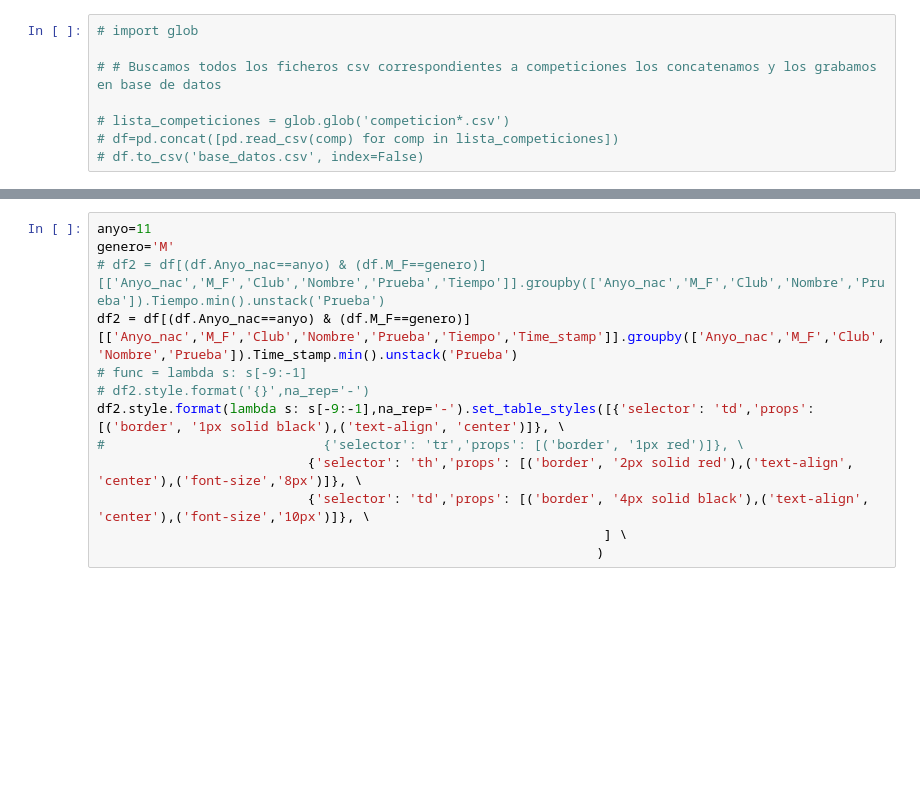
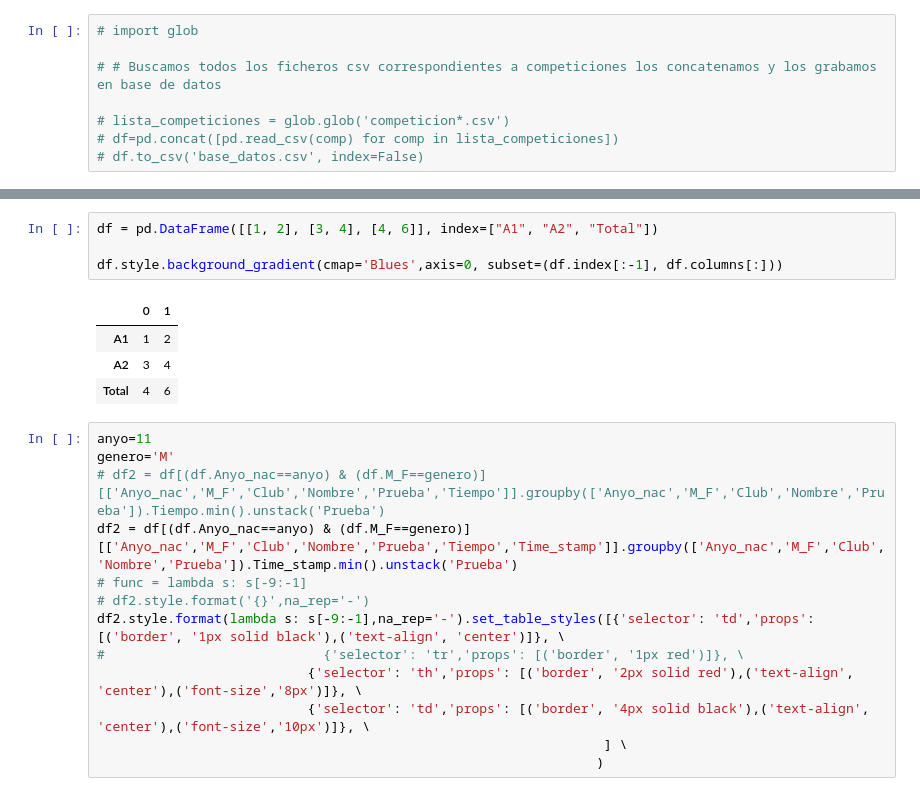
Before and after one commit to crdguez/dashboard_natacion, a Jupyter notebook: importar_datos/Explotar resultados.ipynb, the cells around one changed output, grey strips where cells are left out. Saved outputs shown, nothing was run; the diff lists cells and outputs as text; blank space fills up the shorter version.

```diff
--- a/importar_datos/Explotar resultados.ipynb
+++ b/importar_datos/Explotar resultados.ipynb
@@ -39,3 +99,12 @@ df1.style.set_table_styles([{'selector': 'td','props': [('border', '1px solid bl
+# %%
+df = pd.DataFrame([[1, 2], [3, 4], [4, 6]], index=["A1", "A2", "Total"])
+
+df.style.background_gradient(cmap='Blues',axis=0, subset=(df.index[:-1], df.columns[:]))
+# %% [output]
+|  | 0 | 1 |
+| A1 | 1 | 2 |
+| A2 | 3 | 4 |
+| Total | 4 | 6 |
 # %%
 anyo=11
 genero='M'
```
Also changed, not shown: parts of 4 cells of this notebook, 2 other files.
